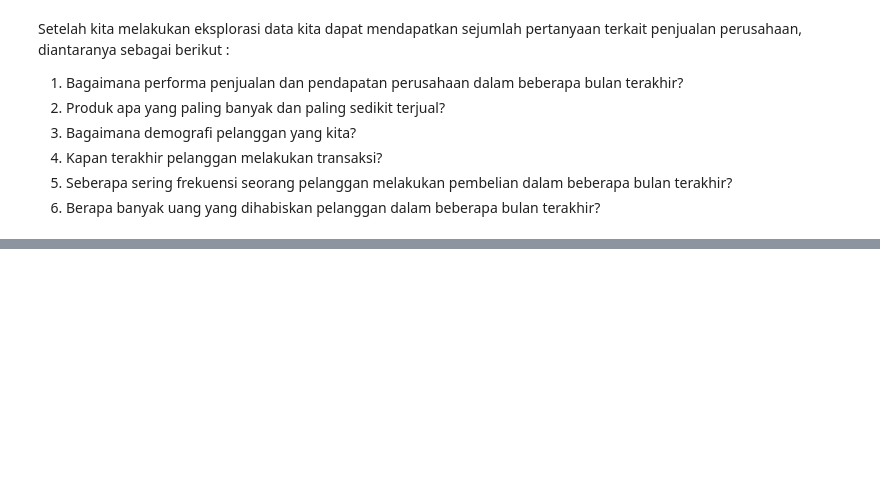
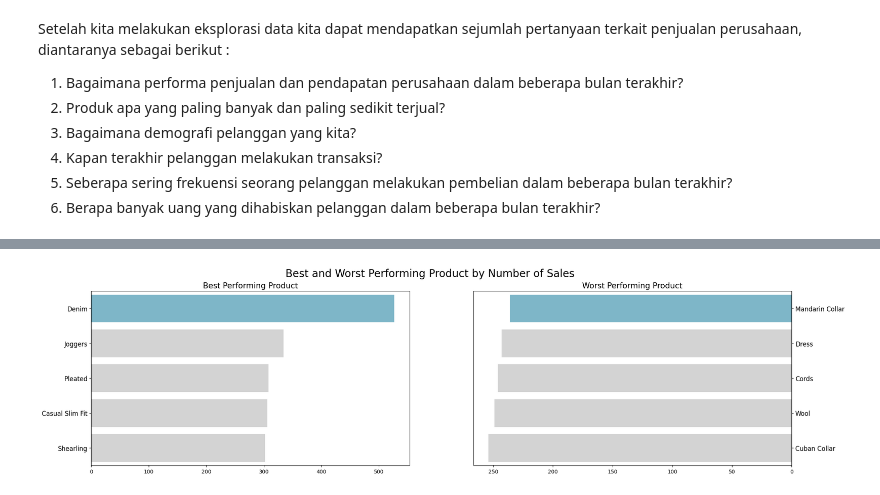
Before and after one commit to Arif-0123/Proyek_Analisis_Data, a Jupyter notebook: Analisis Penjualan/Analisis_Penjualan.ipynb, the cells around one changed output, grey strips where cells are left out. Cells and saved outputs as stored; diff of their text form; code cells hidden in the pictures; blank space fills up the shorter version.

```diff
--- a/Analisis Penjualan/Analisis_Penjualan.ipynb
+++ b/Analisis Penjualan/Analisis_Penjualan.ipynb
@@ -887,0 +951,10 @@ Setelah kita melakukan eksplorasi data kita dapat mendapatkan sejumlah pertanyaa
+# %%
+"""
+Produk apa yang paling banyak dan paling sedikit terjual?
+
+Untuk menjawab pertanyaan diatas kita memerlukan column product name dan quantity x pada dataframe
+berikut ini kode untuk menjawab pertanyaan diatas
+"""
+
+sum_order_items_df = all_df.groupby("product_name").quantity_x.sum().sort_values(ascending=False).reset_index()
+sum_order_items_df.head(10)
@@ -887,0 +973,27 @@ Setelah kita melakukan eksplorasi data kita dapat mendapatkan sejumlah pertanyaa
+# %%
+#setelah kita mendapatkan data yang kita ingin kita dapat membuat visualisasi data dengan menggunakan bar chart,
+#Berikut ini kode dalam membuat bar chart
+
+fig, ax = plt.subplots(nrows=1, ncols=2, figsize=(24, 6))
+
+colors = ["#72BCD4", "#D3D3D3", "#D3D3D3", "#D3D3D3", "#D3D3D3"]
+
+sns.barplot(x="quantity_x", y="product_name", data=sum_order_items_df.head(5), palette=colors, ax=ax[0])
+ax[0].set_ylabel(None)
+ax[0].set_xlabel(None)
+ax[0].set_title("Best Performing Product", loc="center", fontsize=15)
+ax[0].tick_params(axis ='y', labelsize=12)
+
+sns.barplot(x="quantity_x", y="product_name", data=sum_order_items_df.sort_values(by="quantity_x", ascending=True).head(5), palette=colors, ax=ax[1])
+ax[1].set_ylabel(None)
+ax[1].set_xlabel(None)
+ax[1].invert_xaxis()
+ax[1].yaxis.set_label_position("right")
+ax[1].yaxis.tick_right()
+ax[1].set_title("Worst Performing Product", loc="center", fontsize=15)
+ax[1].tick_params(axis='y', labelsize=12)
+
+plt.suptitle("Best and Worst Performing Product by Number of Sales", fontsize=20)
+plt.show()
+# %% [output]
+[figure, added]
```
Also changed, not shown: parts of 25 cells of this notebook.
